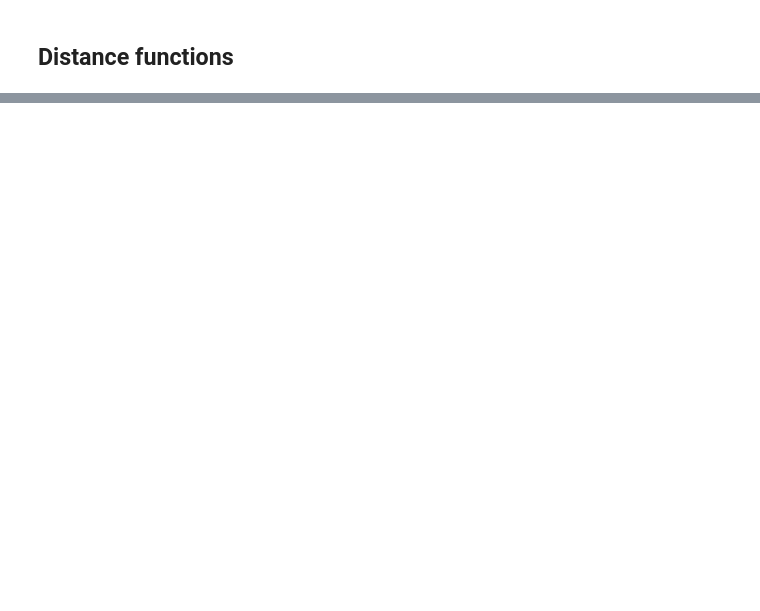
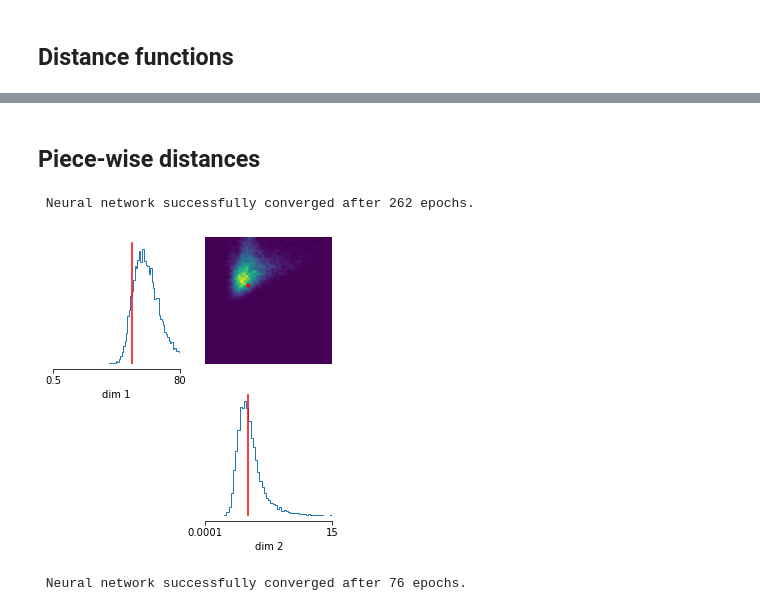
Before and after one commit to SRagy/sbi, a Jupyter notebook: Sammy_examples/HH_Simulator_Distances.ipynb, the cells around one changed output, grey strips where cells are left out. Saved outputs shown, nothing was run; the diff lists cells and outputs as text; code cells hidden in the pictures; blank space fills up the shorter version.

```diff
--- a/Sammy_examples/HH_Simulator_Distances.ipynb
+++ b/Sammy_examples/HH_Simulator_Distances.ipynb
@@ -588,0 +272,6 @@ AssertionError: The value needs to consist of samples from the empricial distrib
+# %%
+# Intialise quantile
+
+simulator, prior = prepare_for_sbi(simulation_wrapper_hausdorff_disk(0), prior)
+theta, x = simulate_for_sbi(simulator, prior, num_simulations=200, num_workers=7)
+x_o = find_quantile(x,0.33)
@@ -588,0 +421,41 @@ AssertionError: The value needs to consist of samples from the empricial distrib
+# %% [markdown]
+## Piece-wise distances
+# %%
+def simulation_wrapper_hausdorff_split(split=7):
+    def sim_wrapped(params):
+        obs = observation_trace
+        data = run_HH_model(params)
+
+        x_pairs = np.array([obs['time'],obs['data']]).T
+        y_pairs = np.array([data['time'],data['data']]).T
+
+        x_pairs_split = np.array_split(x_pairs,split)
+        y_pairs_split = np.array_split(y_pairs,split)
+
+        summstats = []
+        for i in range(split):
+            summstats.append(directed_hausdorff(x_pairs_split[i],y_pairs_split[i])[0])
+
+        return torch.as_tensor(summstats)
+
+    return sim_wrapped
+# %%
+hausdorff7_posterior = infer(simulation_wrapper_hausdorff_split, prior, method='SNPE',
+                  num_simulations=300, num_workers=4)
+# %% [output]
+ Neural network successfully converged after 262 epochs.
+# %%
+samples=hausdorff7_posterior.sample((10000,),x = torch.zeros(7))
+fig, axes = analysis.pairplot(samples,
+                           limits=[[.5,80], [1e-4,15.]],
+                           ticks=[[.5,80], [1e-4,15.]],
+                           figsize=(5,5),
+                           points=true_params,
+                           points_offdiag={'markersize': 6},
+                           points_colors='r');
+# %% [output]
+[figure, added]
+# %%
+hausdorff50_posterior = infer(simulation_wrapper_hausdorff_split(50), prior, method='SNPE', num_simulations=300, num_workers=4)
+# %% [output]
+ Neural network successfully converged after 76 epochs.
```
Also changed, not shown: parts of 136 cells of this notebook, 3 other files.
